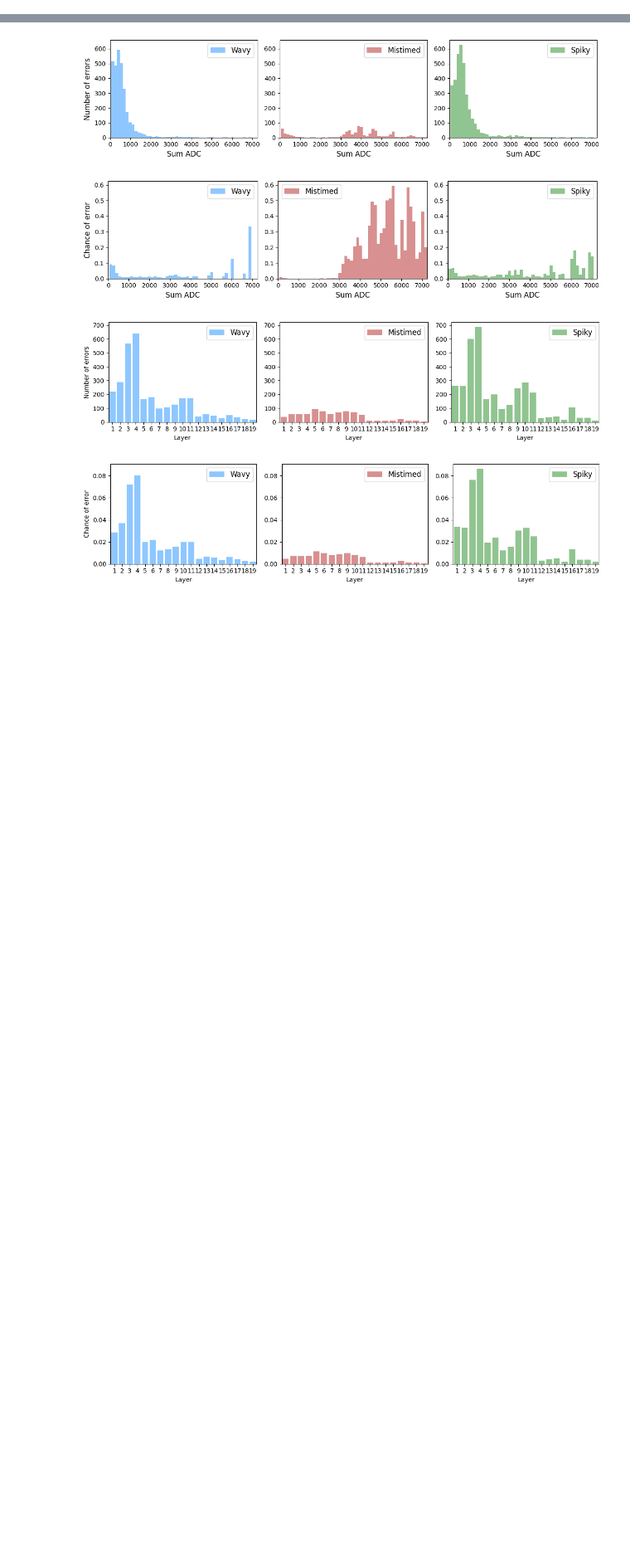
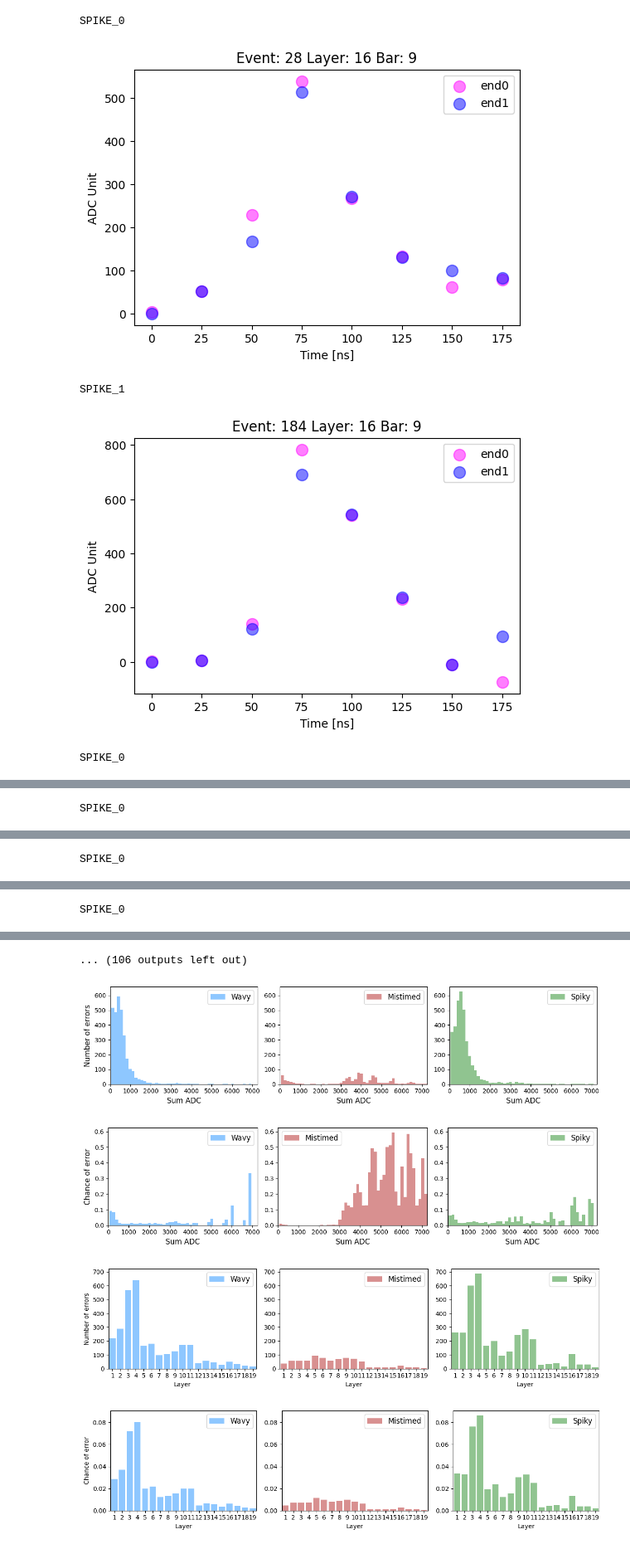
Before and after one commit to gajdangreta/hcalTestBeam, a Jupyter notebook: hcalEnv/notebooks/pulse_analysis.ipynb, the cells around one changed output, grey strips where cells are left out. Shown at 83% size. Saved outputs shown, nothing was run; the diff lists cells and outputs as text; code cells hidden in the pictures; blank space fills up the shorter version.

Commit message:
looked at suspicious errors in bar 9 layer 16

```diff
--- a/hcalEnv/notebooks/pulse_analysis.ipynb
+++ b/hcalEnv/notebooks/pulse_analysis.ipynb
@@ -33 +46,3 @@ r=select_bars_with_data(r,p, subtract_pedestal=True, is_it_pulsed=pulsed) #this
+# %%
+sick_bar=r[(r["layer"]==16) & (r["strip"]==9)]
 # %%
@@ -39,3 +55,20 @@ r=pulse_drop_extra_cols(r, pulsed)
 pulse_df=pd.read_csv(d_folder+"run_"+str(r_n)+"_pulse_problems.csv", index_col="index")
 # %%
 big_df=r.merge(pulse_df, left_index=True, right_index=True)
+# %%
+sick_bar_df=sick_bar.merge(pulse_df, left_index=True, right_index=True)
+# %%
+weird_stuff_indices=sick_bar_df[sick_bar_df["has_problem"]==1].index
+# %%
+sick_bar_df.rename(columns={'layer_y': 'layer'}, inplace=True)
+# %%
+plt.rcParams["figure.figsize"]=(6,4)
+for i in weird_stuff_indices:
+    print(sick_bar_df.loc[i]["problem_type"])
+    plot_pulse(i,sick_bar_df,False)
+# %% [output]
+SPIKE_0
+[figure, added]
+SPIKE_1
+[figure, added]
+SPIKE_0
@@ -41,0 +76 @@ big_df=r.merge(pulse_df, left_index=True, right_index=True)
+SPIKE_0
@@ -41,0 +78 @@ big_df=r.merge(pulse_df, left_index=True, right_index=True)
+SPIKE_0
@@ -41,0 +80 @@ big_df=r.merge(pulse_df, left_index=True, right_index=True)
+SPIKE_0
@@ -42,3 +82,4 @@ big_df=r.merge(pulse_df, left_index=True, right_index=True)
+... (106 outputs left out)
 # %%
 plot_error_by_energy(big_df, False,p_folder, False)
 # %% [output]
```
Also changed, not shown: parts of 4 cells of this notebook.
